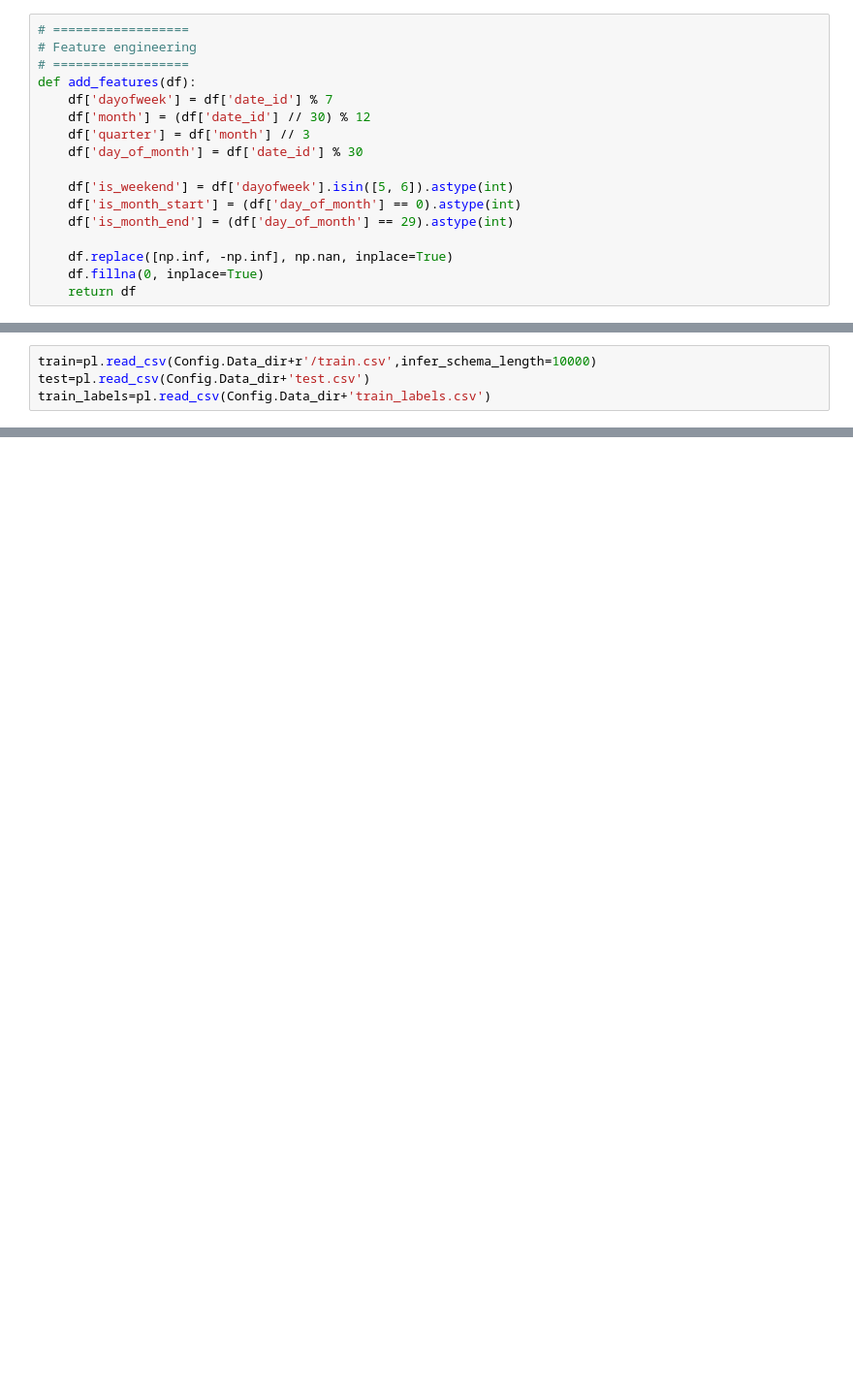
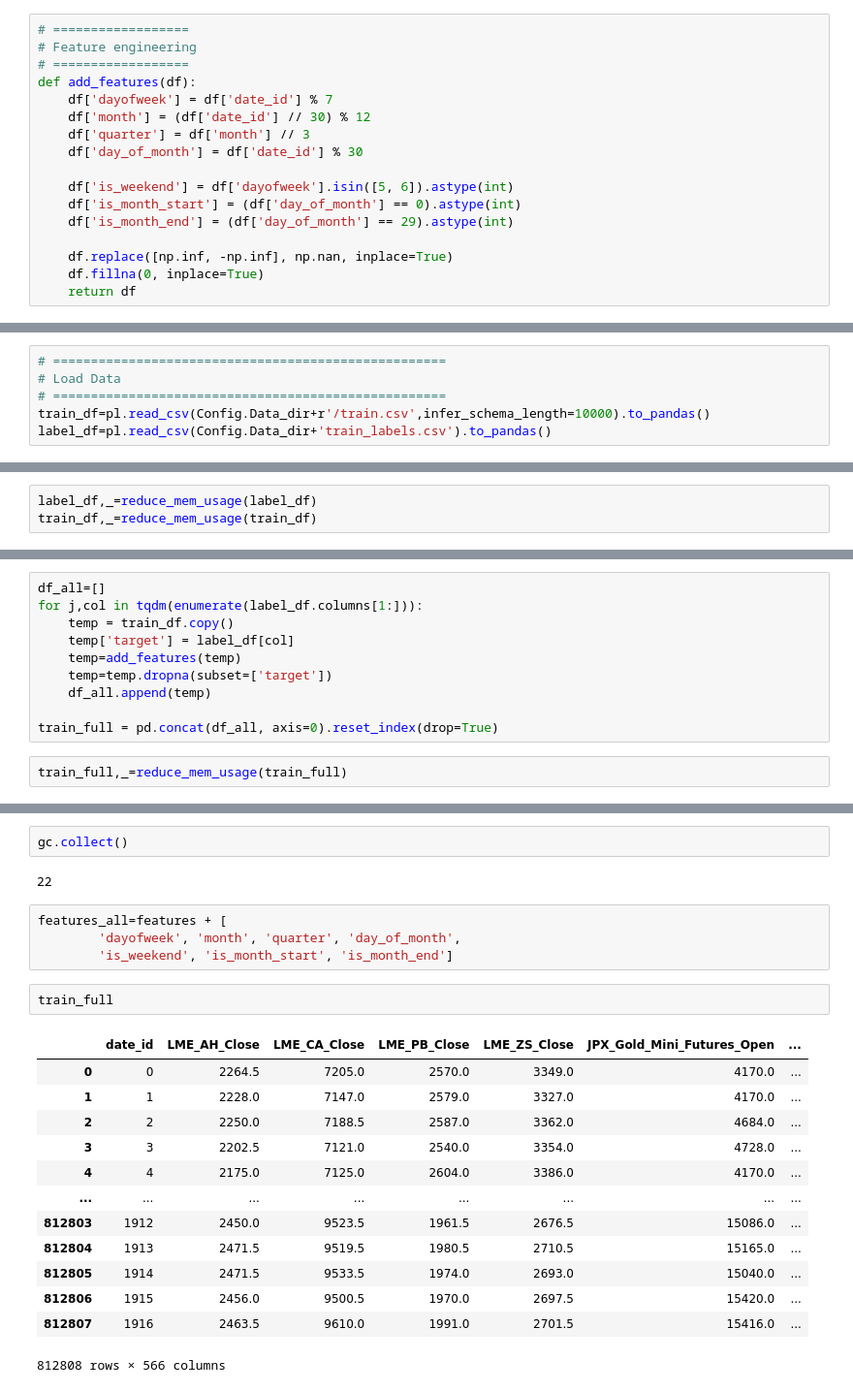
Before and after one commit to Waitmeplea/dl_learning, a Jupyter notebook: kaggle/mitsui/mitsui-commodity-prediction-challenge/first.ipynb, the cells around one changed output, grey strips where cells are left out. Shown at 97% size. Drawn from its saved outputs; the diff is of its cells as text; blank space fills up the shorter version.

```diff
--- a/kaggle/mitsui/mitsui-commodity-prediction-challenge/first.ipynb
+++ b/kaggle/mitsui/mitsui-commodity-prediction-challenge/first.ipynb
@@ -108,5 +191,7 @@ xgb_model=xgb.Booster(model_file=Config.MODEL_DIR+'/xgb.model')
 # %%
-train=pl.read_csv(Config.Data_dir+r'/train.csv',infer_schema_length=10000)
-test=pl.read_csv(Config.Data_dir+'test.csv')
-train_labels=pl.read_csv(Config.Data_dir+'train_labels.csv')
+# ====================================================
+# Load Data
+# ====================================================
+train_df=pl.read_csv(Config.Data_dir+r'/train.csv',infer_schema_length=10000).to_pandas()
+label_df=pl.read_csv(Config.Data_dir+'train_labels.csv').to_pandas()
 # %%
@@ -115,0 +203,3 @@ train.shape,train_labels.shape,test.shape
+# %%
+label_df,_=reduce_mem_usage(label_df)
+train_df,_=reduce_mem_usage(train_df)
@@ -115,0 +224,12 @@ train.shape,train_labels.shape,test.shape
+# %%
+df_all=[]
+for j,col in tqdm(enumerate(label_df.columns[1:])):
+    temp = train_df.copy()
+    temp['target'] = label_df[col]
+    temp=add_features(temp)
+    temp=temp.dropna(subset=['target'])
+    df_all.append(temp)
+
+train_full = pd.concat(df_all, axis=0).reset_index(drop=True)
+# %%
+train_full,_=reduce_mem_usage(train_full)
@@ -115,0 +254,24 @@ train.shape,train_labels.shape,test.shape
+# %%
+gc.collect()
+# %% [output]
+22
+# %%
+features_all=features + [
+        'dayofweek', 'month', 'quarter', 'day_of_month',
+        'is_weekend', 'is_month_start', 'is_month_end']
+# %%
+train_full
+# %% [output]
+|  | date_id | LME_AH_Close | LME_CA_Close | LME_PB_Close | LME_ZS_Close | JPX_Gold_Mini_Futures_Open | ... |
+| 0 | 0 | 2264.5 | 7205.0 | 2570.0 | 3349.0 | 4170.0 | ... |
+| 1 | 1 | 2228.0 | 7147.0 | 2579.0 | 3327.0 | 4170.0 | ... |
+| 2 | 2 | 2250.0 | 7188.5 | 2587.0 | 3362.0 | 4684.0 | ... |
+| 3 | 3 | 2202.5 | 7121.0 | 2540.0 | 3354.0 | 4728.0 | ... |
+| 4 | 4 | 2175.0 | 7125.0 | 2604.0 | 3386.0 | 4170.0 | ... |
+| ... | ... | ... | ... | ... | ... | ... | ... |
+| 812803 | 1912 | 2450.0 | 9523.5 | 1961.5 | 2676.5 | 15086.0 | ... |
+| 812804 | 1913 | 2471.5 | 9519.5 | 1980.5 | 2710.5 | 15165.0 | ... |
+| 812805 | 1914 | 2471.5 | 9533.5 | 1974.0 | 2693.0 | 15040.0 | ... |
+| 812806 | 1915 | 2456.0 | 9500.5 | 1970.0 | 2697.5 | 15420.0 | ... |
+| 812807 | 1916 | 2463.5 | 9610.0 | 1991.0 | 2701.5 | 15416.0 | ... |
+812808 rows × 566 columns
```
Also changed, not shown: parts of 11 cells of this notebook.
